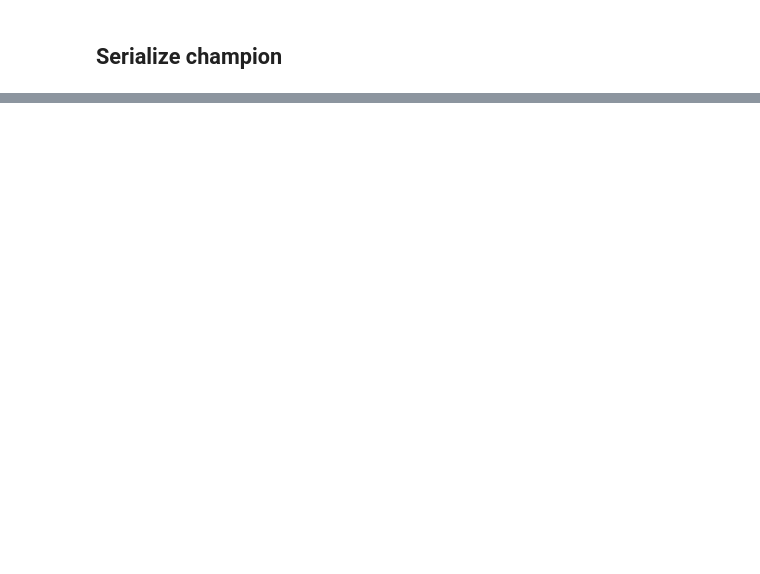
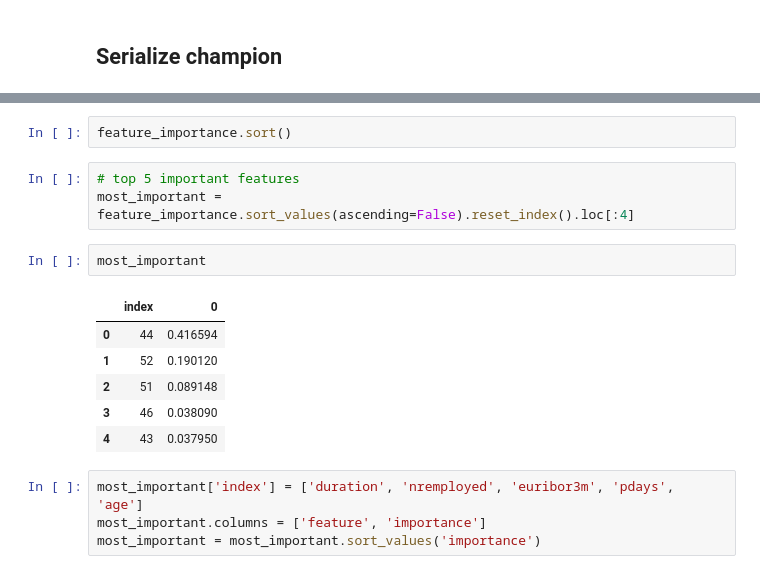
Before and after one commit to gandhali-munshi/clientstermdeposit, a Jupyter notebook: code/ML.ipynb, the cells around one changed output, grey strips where cells are left out. Drawn from its saved outputs; the diff is of its cells as text; blank space fills up the shorter version.

```diff
--- a/code/ML.ipynb
+++ b/code/ML.ipynb
@@ -209,0 +234,18 @@ tvsModel_gbt.save(r'../models/gbt')
+# %%
+feature_importance.sort()
+# %%
+# top 5 important features
+most_important = feature_importance.sort_values(ascending=False).reset_index().loc[:4]
+# %%
+most_important
+# %% [output]
+|  | index | 0 |
+| 0 | 44 | 0.416594 |
+| 1 | 52 | 0.190120 |
+| 2 | 51 | 0.089148 |
+| 3 | 46 | 0.038090 |
+| 4 | 43 | 0.037950 |
+# %%
+most_important['index'] = ['duration', 'nremployed', 'euribor3m', 'pdays', 'age']
+most_important.columns = ['feature', 'importance']
+most_important = most_important.sort_values('importance')
```
Also changed, not shown: parts of 18 cells of this notebook.
